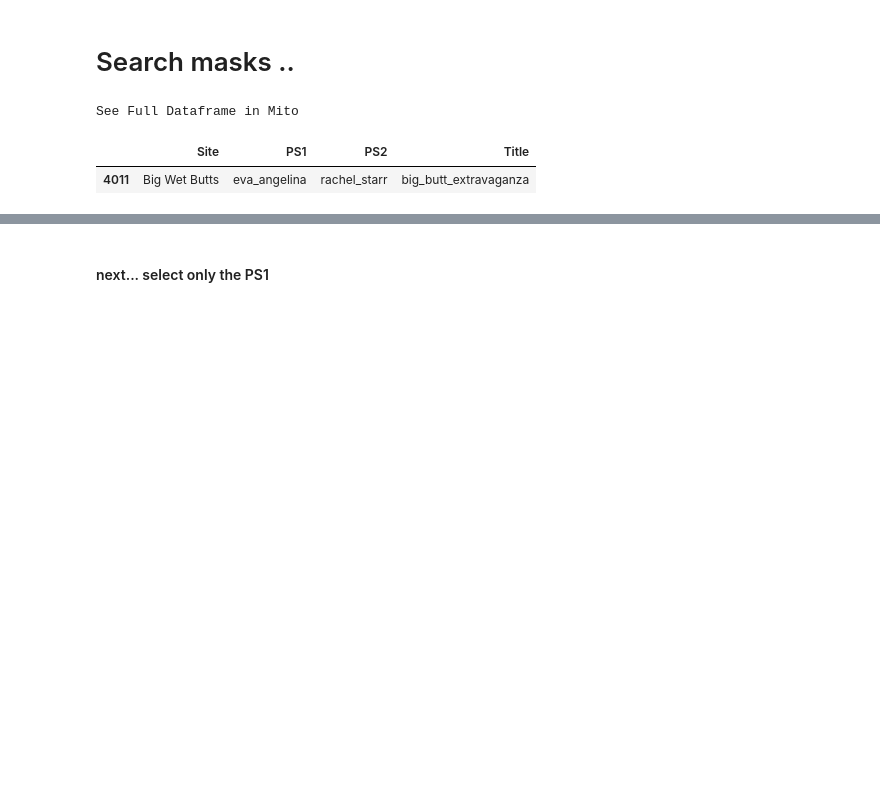
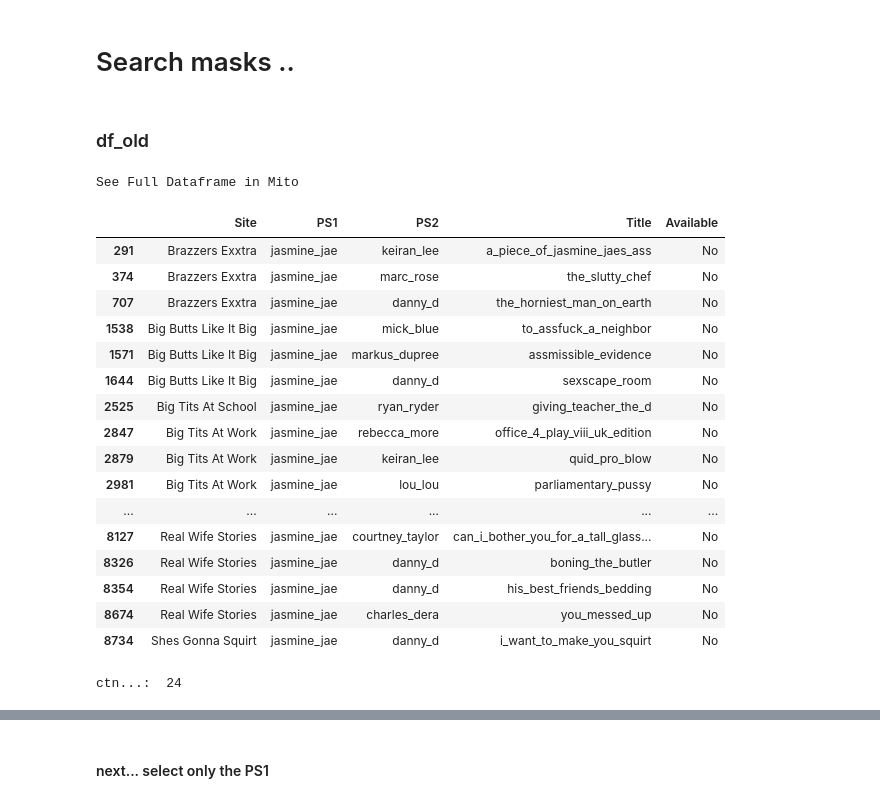
Before and after one commit to docwerder/braz, a Jupyter notebook: site_scans/df_bra_final_search_masks.ipynb, the cells around one changed output, grey strips where cells are left out. Cells and saved outputs as stored; diff of their text form; code cells hidden in the pictures; blank space fills up the shorter version.

```diff
--- a/site_scans/df_bra_final_search_masks.ipynb
+++ b/site_scans/df_bra_final_search_masks.ipynb
@@ -20,7 +20,12 @@ pd.set_option('display.max_rows', 1000)
 # %% [markdown]
 ### Importing the temporary final df
 # %%
-df = pd.read_csv('df_edited_tmp.csv', index_col=[0])
+df_old = pd.read_csv('df_edited_tmp.csv', index_col=[0])
+df_new = pd.read_csv('final_df_11_04_2022.csv', index_col=[0])
 # %% [markdown]
 Delete the unwanted column "Unnamed: 0" by reading the df one time and then export this
 under another csv-file...
+# %%
+# Take all cells at columns "PS1" which are not NaN!
+df_old = df_old[df_old['PS1'].notna()]
+df_new = df_new[df_new['PS1'].notna()]
@@ -34,22 +59,42 @@ def styling_specific_cell(x,row_idx,col_idx):
     return df_styler
 # %%
 df['Available'] = 'No'
+# %% [markdown]
+### df_old
 # %%
 # substr = "kinky_secrets_of_the_suburbs_part_4"
-substr = ""
+substr = 'jasmine_jae'
+
 # substr_2 = 'everyones_favourite_visitor'
-substr_2 = 'big_butt_extra'
+substr_2 = ''
 colored_s = colored(substr_2, 'red')
-df[df['PS1'].str.contains(substr) & df['Title'].str.contains(substr_2)]
+df_old[df_old['PS1'].str.contains(substr) & df_old['Title'].str.contains(substr_2)]
+ctn = len(df_old[df_old['PS1'].str.contains(substr) & df_old['Title'].str.contains(substr_2)])
+print('ctn...: ', ctn)
 #df[df['PS1'].str.contains(substr) & df['Title'].str.contains(substr_2)].index.values.item()
 #len(df[df['PS1'].str.contains(substr) & df['Title'].str.contains(substr_2)])
 
-df
 
 #df_2.style.applymap(highlight_cell('bimbo'))
 
 # len(df_2[df_2['PS1'].str.contains(substr)])
 # %% [output]
 See Full Dataframe in Mito
-|  | Site | PS1 | PS2 | Title |
-| 4011 | Big Wet Butts | eva_angelina | rachel_starr | big_butt_extravaganza |
+|  | Site | PS1 | PS2 | Title | Available |
+| 291 | Brazzers Exxtra | jasmine_jae | keiran_lee | a_piece_of_jasmine_jaes_ass | No |
+| 374 | Brazzers Exxtra | jasmine_jae | marc_rose | the_slutty_chef | No |
+| 707 | Brazzers Exxtra | jasmine_jae | danny_d | the_horniest_man_on_earth | No |
+| 1538 | Big Butts Like It Big | jasmine_jae | mick_blue | to_assfuck_a_neighbor | No |
+| 1571 | Big Butts Like It Big | jasmine_jae | markus_dupree | assmissible_evidence | No |
+| 1644 | Big Butts Like It Big | jasmine_jae | danny_d | sexscape_room | No |
+| 2525 | Big Tits At School | jasmine_jae | ryan_ryder | giving_teacher_the_d | No |
+| 2847 | Big Tits At Work | jasmine_jae | rebecca_more | office_4_play_viii_uk_edition | No |
+| 2879 | Big Tits At Work | jasmine_jae | keiran_lee | quid_pro_blow | No |
+| 2981 | Big Tits At Work | jasmine_jae | lou_lou | parliamentary_pussy | No |
+| ... | ... | ... | ... | ... | ... |
+| 8127 | Real Wife Stories | jasmine_jae | courtney_taylor | can_i_bother_you_for_a_tall_glass... | No |
+| 8326 | Real Wife Stories | jasmine_jae | danny_d | boning_the_butler | No |
+| 8354 | Real Wife Stories | jasmine_jae | danny_d | his_best_friends_bedding | No |
+| 8674 | Real Wife Stories | jasmine_jae | charles_dera | you_messed_up | No |
+| 8734 | Shes Gonna Squirt | jasmine_jae | danny_d | i_want_to_make_you_squirt | No |
+ctn...:  24
```
Also changed, not shown: parts of 9 cells of this notebook, 13 other files.
